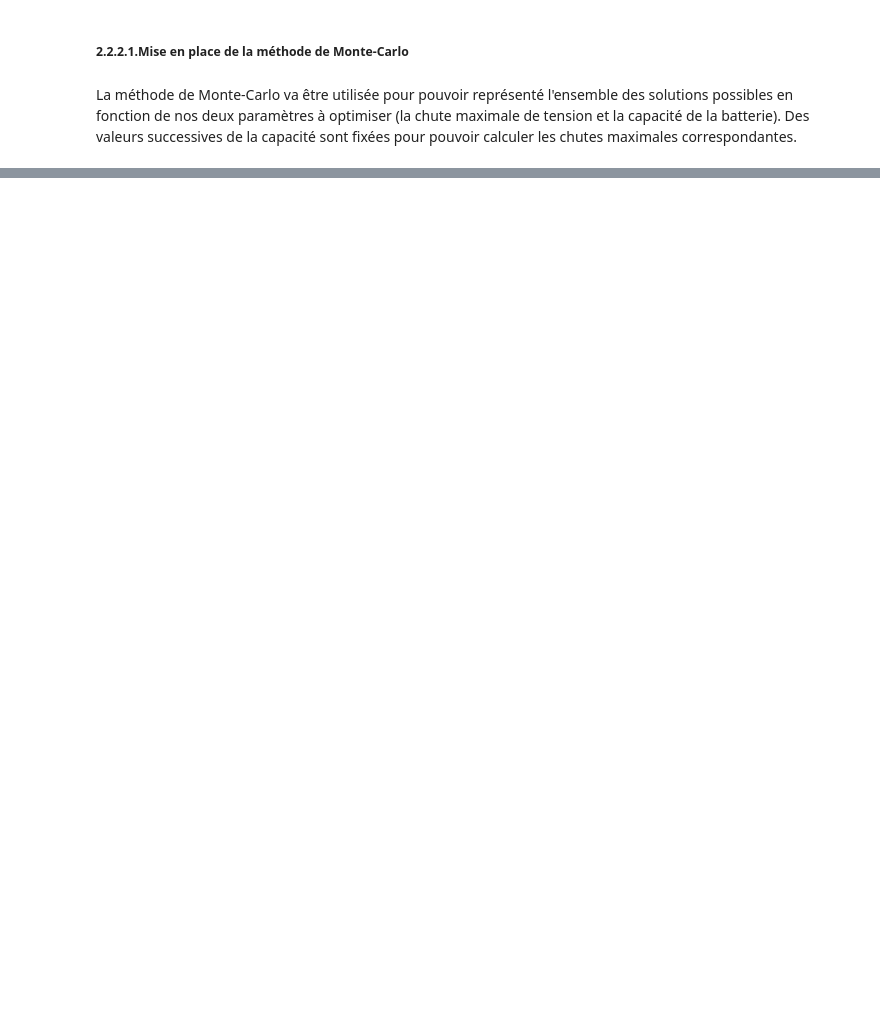
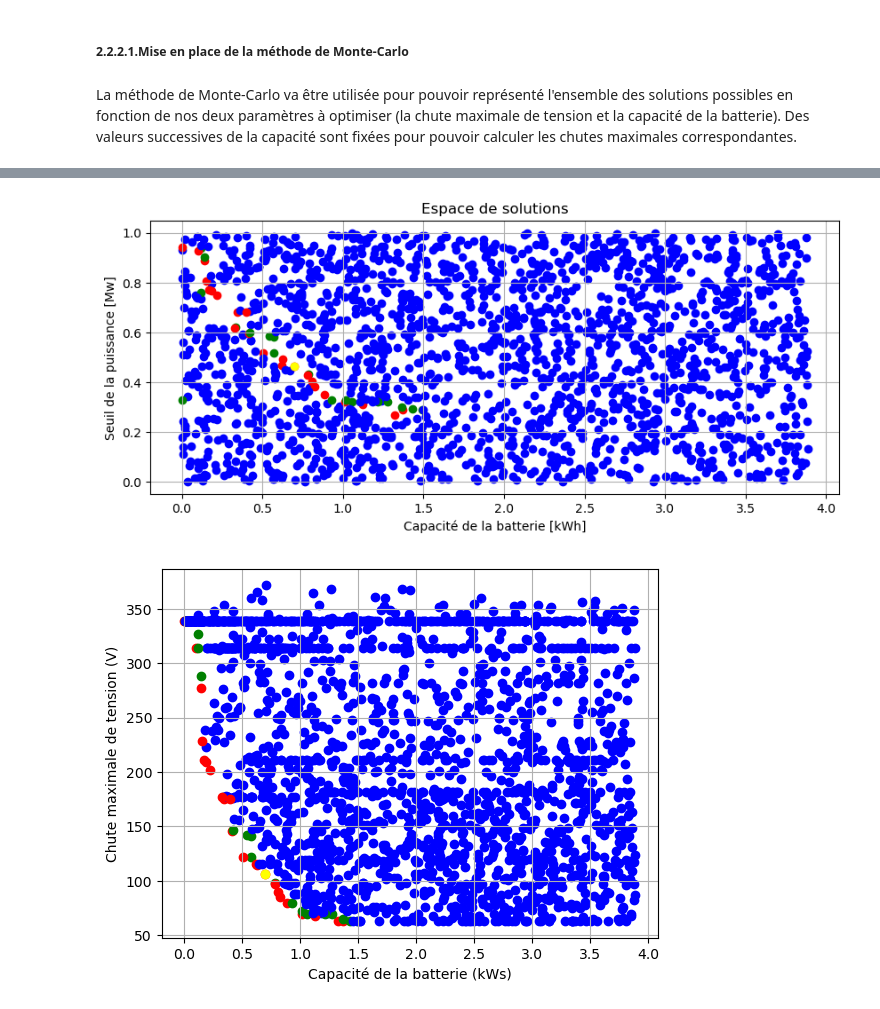
Before and after one commit to khodjawalid/Optimisation_Syst_de_Stockage_electrique_pour_Tramway_Python, a Jupyter notebook: Notebook.ipynb, the cells around one changed output, grey strips where cells are left out. Drawn from its saved outputs; the diff is of its cells as text; code cells hidden in the pictures; blank space fills up the shorter version.

```diff
--- a/Notebook.ipynb
+++ b/Notebook.ipynb
@@ -491,0 +308,60 @@ plt.show()
+# %%
+#Afin d'avoir es memes valeurs aléatoire
+np.random.seed(1)
+#Echantillonnage aléatoire des solutions possible
+p_seuil = np.random.uniform(0,1e6, 2000)  # Générer 1000 valeurs aléatoires entre a et b
+batt_capa = np.random.uniform(0,14e6, 2000)
+solutions = [np.array([i,j]) for i,j in zip(batt_capa,p_seuil)]
+chute_sys = []
+
+# Calcul de la chute de tension
+for cap , s in zip(batt_capa,p_seuil):
+    chute_max = simulation_sys(cap,s , Ptrain, Etrain, temps,Vsst,Req)
+    chute_sys.append(chute_max)
+
+# Recherche front de Pareto (individus de rang 1)
+def pareto(capacite,chute,rang):
+
+    solutions = [np.array([i,j]) for i,j in zip(capacite,chute)]
+    nb_dom = np.zeros(len(solutions))
+    list_rangs = [[] for _ in range(rang)]
+    for i,sol1 in enumerate(solutions):
+        for j,sol2 in enumerate(solutions):
+            if np.all(sol2 <= sol1) and np.any(sol2 < sol1):
+                nb_dom[i] += 1  # Nombre de solutions qui dominent i
+
+    for r in range(rang):
+        for i in range(len(solutions)):
+            if nb_dom[i] == r :
+                list_rangs[r].append(i) # Liste des éléments de rang r
+    return list_rangs
+
+rangs = pareto(batt_capa,chute_sys,3)
+opt = [i for i in rangs[0] if 0.5<(solutions[i][0]*1e-3/3600)<0.8 ] # Lecture graphique
+
+#Affichage espace solutions
+plt.figure(figsize=(10,4))
+for i in range(len(batt_capa)):
+    couleur = 'red' if i in rangs[0] else 'green' if i in rangs[1] else 'blue'
+    plt.scatter(batt_capa[i]*1e-3/3600,p_seuil[i]*1e-6,color=couleur)
+
+optimal = 1942 # solution optimale par lecture graphique
+plt.scatter(batt_capa[i]*1e-3/3600,p_seuil[i]*1e-6,color='yellow')
+plt.title("Espace de solutions")
+plt.xlabel("Capacité de la batterie [kWh]")
+plt.ylabel("Seuil de la puissance [Mw]")
+plt.grid()
+
+#Affichage espace objectifs
+plt.figure()
+for i in range(len(batt_capa)):
+    couleur = 'red' if i in rangs[0] else 'green' if i in rangs[1] else 'blue'
+    plt.scatter(batt_capa[i]*1e-3/3600,chute_sys[i],color=couleur)
+i = 1942
+plt.scatter(batt_capa[i]*1e-3/3600,chute_sys[i],color='yellow')
+plt.ylabel("Chute maximale de tension (V)")
+plt.xlabel("Capacité de la batterie (kWs)")
+plt.grid()
+# %% [output]
+[figure, added]
+[figure, added]
```
Also changed, not shown: parts of 7 cells of this notebook.
